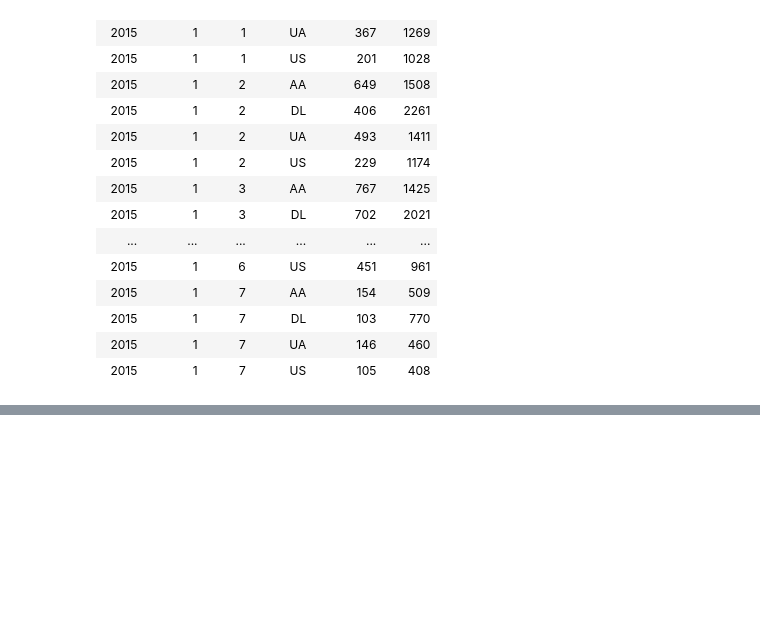
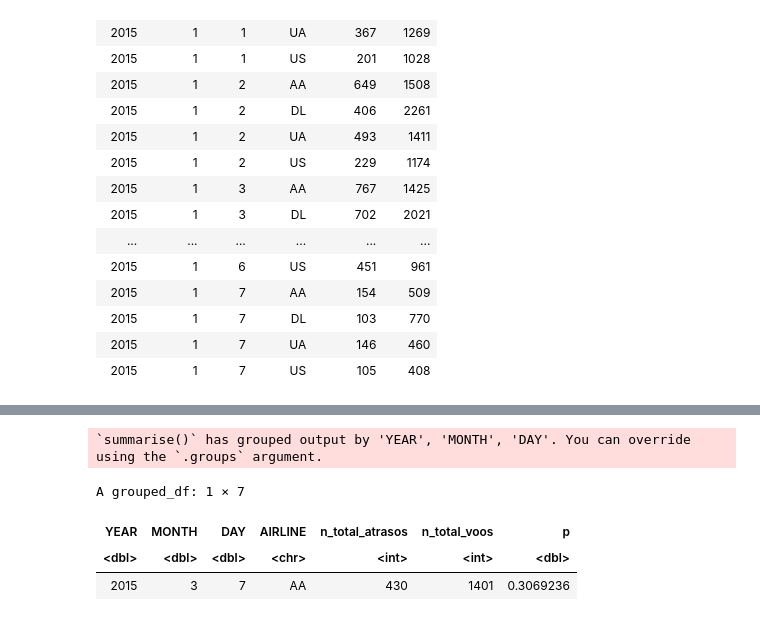
Before and after one commit to kazut98/me315, a Jupyter notebook: ME315_Lab02.ipynb, the cells around one changed output, grey strips where cells are left out. Cells and saved outputs as stored; diff of their text form; code cells hidden in the pictures; blank space fills up the shorter version.

```diff
--- a/ME315_Lab02.ipynb
+++ b/ME315_Lab02.ipynb
@@ -201,0 +194,12 @@ A grouped_df: 1 × 6
+# %%
+suficientes %>% filter(YEAR == 2015, MONTH == 3, DAY == 7, AIRLINE == "AA") %>%
+  group_by(YEAR, MONTH, DAY, AIRLINE) %>%
+  summarise(n_total_atrasos = sum(n_atrasos), n_total_voos = sum(n_voos),
+  p = n_total_atrasos/n_total_voos) #tira-se a média calculando as estatísticas suficientes
+# %% [output]
+`summarise()` has grouped output by 'YEAR', 'MONTH', 'DAY'. You can override
+using the `.groups` argument.
+A grouped_df: 1 × 7
+| YEAR | MONTH | DAY | AIRLINE | n_total_atrasos | n_total_voos | p |
+| <dbl> | <dbl> | <dbl> | <chr> | <int> | <int> | <dbl> |
+| 2015 | 3 | 7 | AA | 430 | 1401 | 0.3069236 |
```
Also changed, not shown: parts of 4 cells of this notebook.
